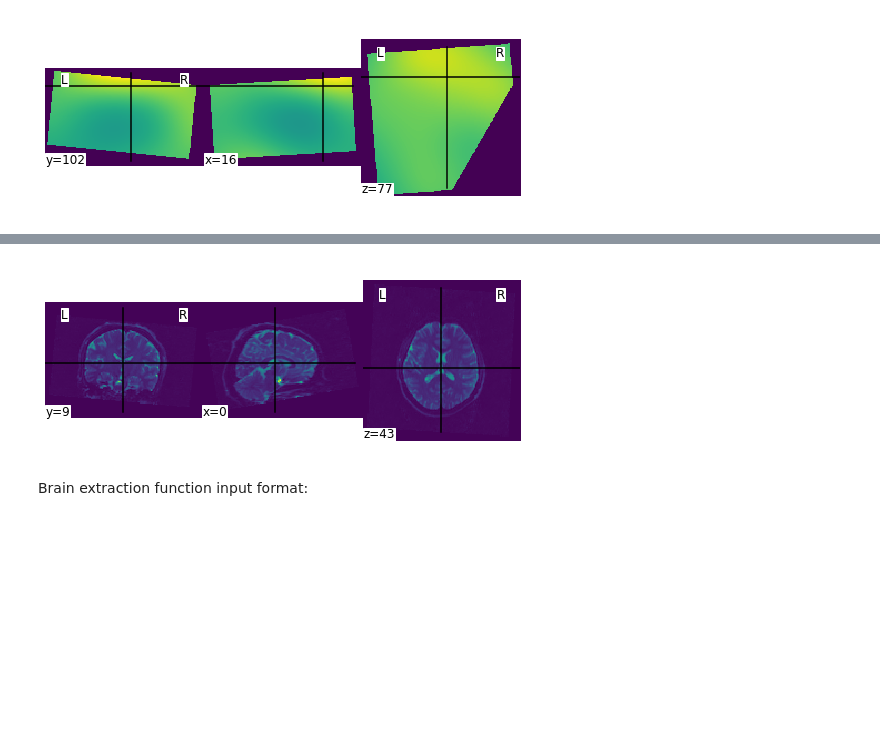
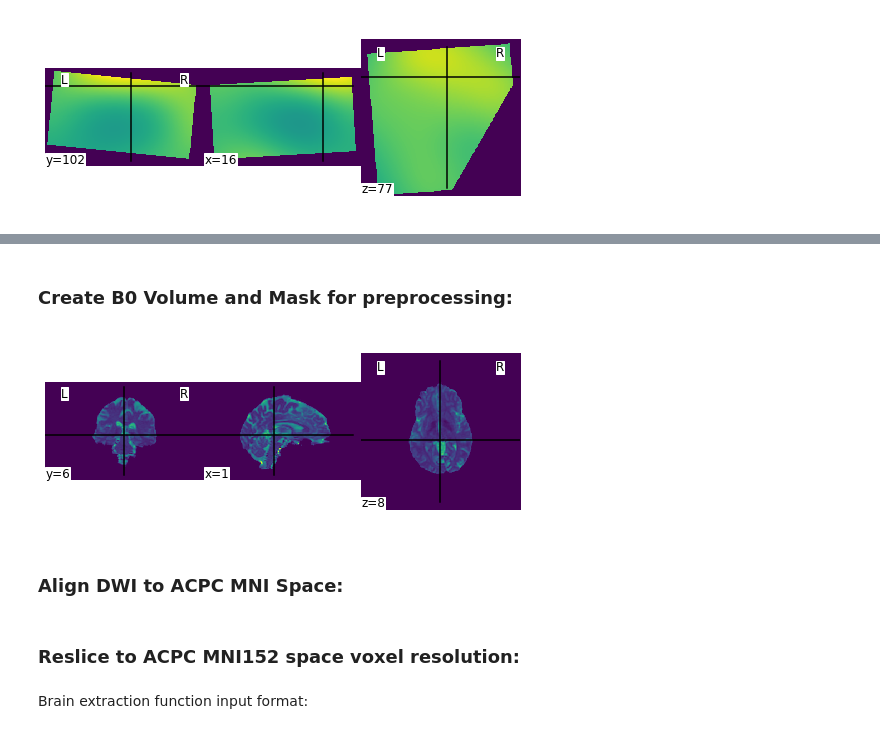
Before and after one commit to axiezai/pipetography, a Jupyter notebook: 00_core.ipynb, the cells around one changed output, grey strips where cells are left out. Saved outputs shown, nothing was run; the diff lists cells and outputs as text; code cells hidden in the pictures; blank space fills up the shorter version.

Commit message:
added mean b0 volume step

```diff
--- a/00_core.ipynb
+++ b/00_core.ipynb
@@ -396,12 +397,12 @@ mconvert.run()
 
 createMask = BrainMask()
 createMask.inputs.in_file = 'outputs/raw_dwi.mif'
-createMask.inputs.out_file = 'outputs/b0_brain_dwi_mask.mif'
+createMask.inputs.out_file = 'outputs/brain_dwi_mask.mif'
 createMask.run()
 
 # visualize mask:
-!mrconvert outputs/b0_brain_dwi_mask.mif outputs/b0_mask.nii.gz
-b0mask = nb.load('outputs/b0_mask.nii.gz')  # display dwi
+!mrconvert outputs/brain_dwi_mask.mif outputs/brain_dwi_mask.nii.gz
+b0mask = nb.load('outputs/brain_dwi_mask.nii.gz')  # display dwi
 mask_data = b0mask.get_fdata()
 img = new_img_like(b0mask, mask_data, affine=b0mask.affine, copy_header=True)
 _ = plotting.plot_img(img)
@@ -842,0 +1148,18 @@ ants_bfc.run()
+# %%
+#example
+#usage
+normalize = DWINormalize()
+normalize.inputs.opt_intensity = 1000
+normalize.inputs.in_file = 'outputs/rician_corrected_dwi.mif'
+normalize.inputs.out_file = 'outputs/dwi_norm.mif'
+normalize.inputs.mask_file = 'outputs/wm.mif'
+normalize.inputs.force=True
+print(normalize.cmdline)
+normalize.run()
+
+#visualize
+!mrconvert outputs/dwi_norm.mif outputs/dwi_norm.nii.gz -force
+norm = nb.load('outputs/dwi_norm.nii.gz')  # display dwi
+norm_data = norm.get_fdata()[:,:,:,2] # try non-B0 volume
+img = new_img_like(norm, norm_data, affine=norm.affine, copy_header=True)
+_ = plotting.plot_img(img)
@@ -842,0 +1172,2 @@ ants_bfc.run()
+# %% [markdown]
+### Create B0 Volume and Mask for preprocessing:
@@ -843,11 +1209,8 @@ ants_bfc.run()
 # %%
-#example
-#visualize
-corrected_dwi = nb.load('outputs/biasfieldcorrected.nii.gz')
-corrected_data = corrected_dwi.get_fdata()[:, :, :, 0]  # first b0 volume
-correctedb0_img = new_img_like(
-    corrected_dwi, corrected_data, affine=corrected_dwi.affine, copy_header=True
-)
-_ = plotting.plot_img(correctedb0_img)
+# visualize B0 DWI:
+b0dwi = nb.load('outputs/b0_dwi_brain.nii.gz')  # display dwi
+b0dwi_data = b0dwi.get_fdata()
+img = new_img_like(b0dwi, b0dwi_data, affine=b0dwi.affine, copy_header=True)
+_ = plotting.plot_img(img)
 # %% [output]
-[figure, old version]
+[figure, new version]
@@ -857,3 +1217,7 @@ _ = plotting.plot_img(correctedb0_img)
+# %% [markdown]
+### Align DWI to ACPC MNI Space:
+# %% [markdown]
+### Reslice to ACPC MNI152 space voxel resolution:
 # %% [markdown]
 Brain extraction function input format:
 # %%
```
Also changed, not shown: parts of 22 cells of this notebook, 1 other file.
